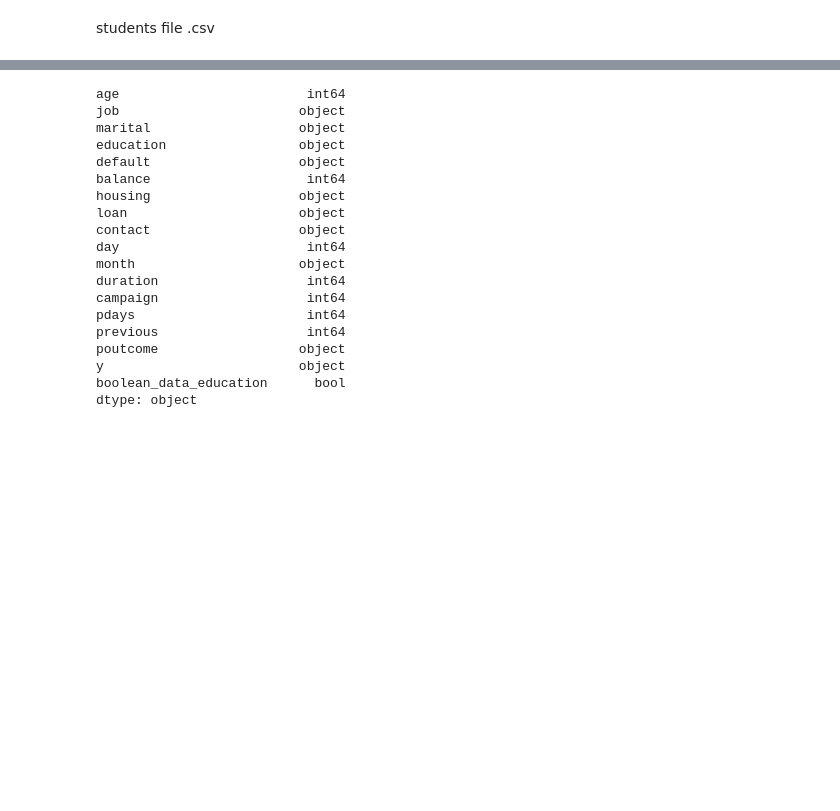
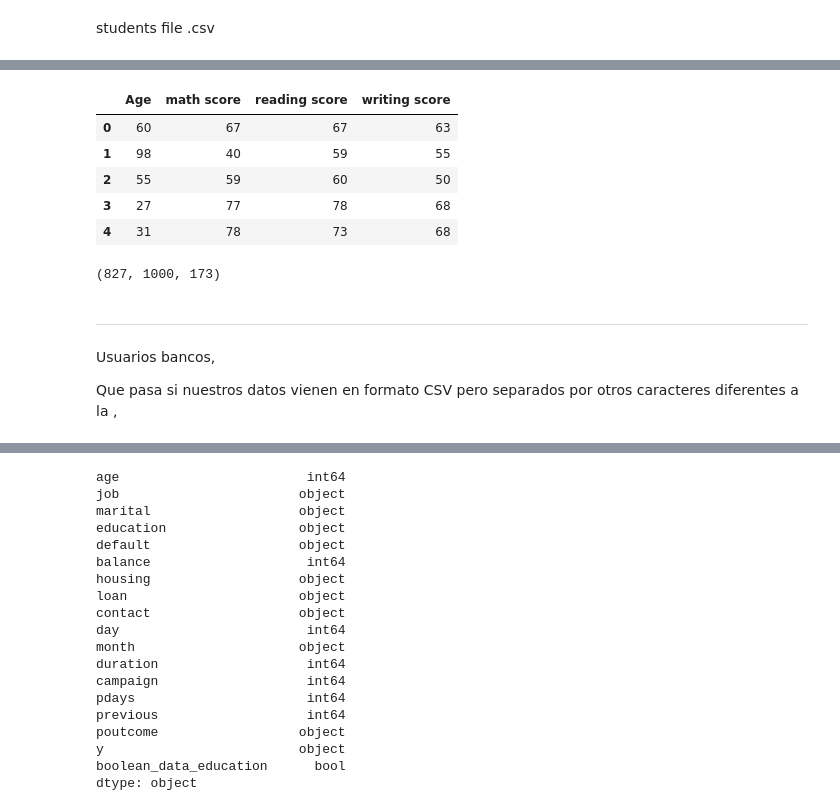
Before and after one commit to crixtiam/python-begginers, a Jupyter notebook: json-database/analisis_datos_pd.ipynb, the cells around one changed output, grey strips where cells are left out. Cells and saved outputs as stored; diff of their text form; code cells hidden in the pictures; blank space fills up the shorter version.

```diff
--- a/json-database/analisis_datos_pd.ipynb
+++ b/json-database/analisis_datos_pd.ipynb
@@ -54,3 +152,34 @@ Usuarios bancos
+# %%
+##
+new_student_data = student_data[["Age", "math score", "reading score", "writing score"]]
+new_student_data.head()
+
+### Identificar los estudiantes mayores de edad y los menores de edad
+
+mask = new_student_data["Age"] >= 18
+#print(f"Estudiantes mayores de edad:\n{mask}\ntipo de dato: {type(mask)}")
+mask_menores_edad = new_student_data["Age"] < 18
+
+mayores_edad = new_student_data[mask]
+menores_edad = new_student_data[~mask] #new_student_data[mask_menores_edad]
+mayores_edad.head()
+# %% [output]
+|  | Age | math score | reading score | writing score |
+| 0 | 60 | 67 | 67 | 63 |
+| 1 | 98 | 40 | 59 | 55 |
+| 2 | 55 | 59 | 60 | 50 |
+| 3 | 27 | 77 | 78 | 68 |
+| 4 | 31 | 78 | 73 | 68 |
+# %%
+len(mayores_edad), len(new_student_data), len(menores_edad)
+# %% [output]
+(827, 1000, 173)
+# %% [markdown]
+---
+# %% [markdown]
+Usuarios bancos,
+
+Que pasa si nuestros datos vienen en formato CSV pero separados por otros caracteres diferentes a la ,
 # %%
 bank_data = pd.read_csv('./files/bank.csv', sep=';')
 bank_data.head()
```
Also changed, not shown: parts of 17 cells of this notebook.
